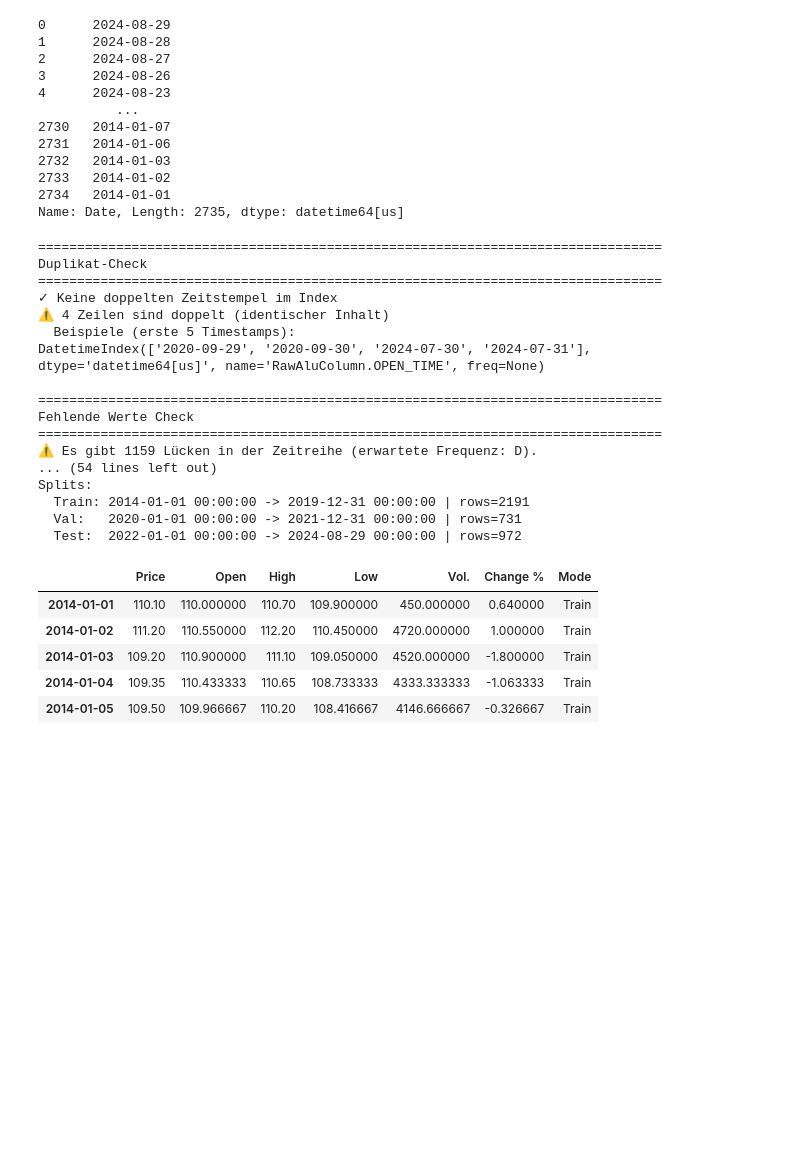
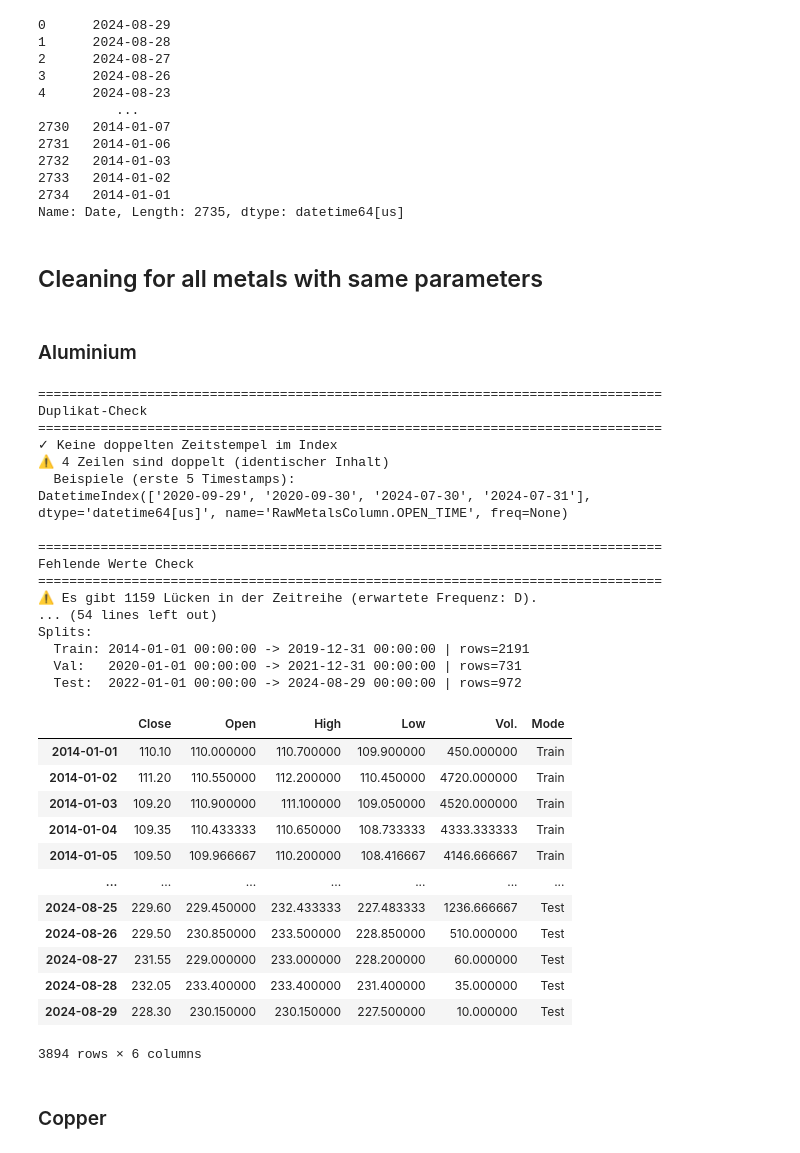
Before and after one commit to maxistrauss/aluminium-price-forecasting, a Jupyter notebook: Notebooks/01.1_data_cleaning_new_metals.ipynb, the cells around one changed output. Drawn from its saved outputs; the diff is of its cells as text; code cells hidden in the pictures; blank space fills up the shorter version.

Commit message:
data cleaning for all metals
Co-authored-by: Copilot <copilot@github.com>

```diff
--- a/Notebooks/01.1_data_cleaning_new_metals.ipynb
+++ b/Notebooks/01.1_data_cleaning_new_metals.ipynb
@@ -40,38 +48,49 @@ alu_df.Date
 2733   2014-01-02
 2734   2014-01-01
 Name: Date, Length: 2735, dtype: datetime64[us]
+# %% [markdown]
+## Cleaning for all metals with same parameters
+# %% [markdown]
+### Aluminium
 # %%
 alu_df_cleaned = run_data_pipeline(
-    read_raw_alu_data,
-    timestamp_column=RawAluColumn.OPEN_TIME,
+    read_raw_metals_data("aluminium"),
+    timestamp_column=RawMetalsColumn.OPEN_TIME,
     data_freq="D",
     split_train_end="2019-12-31",
     split_val_end="2021-12-31",
-    zero_value_ignore_cols=[RawAluColumn.PCT_CHANGE],
-    zero_as_nan_cols=[RawAluColumn.VOLUME],
-)
-alu_df_cleaned.head()
+    zero_value_ignore_cols=[RawMetalsColumn.PCT_CHANGE],
+    zero_as_nan_cols=[RawMetalsColumn.VOLUME],
+).rename(columns={RawMetalsColumn.PRICE: "Close"}).drop(columns=[RawMetalsColumn.PCT_CHANGE])
+alu_df_cleaned
 # %% [output]
 ================================================================================
 Duplikat-Check
 ================================================================================
 ✓ Keine doppelten Zeitstempel im Index
 ⚠ 4 Zeilen sind doppelt (identischer Inhalt)
   Beispiele (erste 5 Timestamps):
-DatetimeIndex(['2020-09-29', '2020-09-30', '2024-07-30', '2024-07-31'], dtype='datetime64[us]', name='RawAluColumn.OPEN_TIME', freq=None)
+DatetimeIndex(['2020-09-29', '2020-09-30', '2024-07-30', '2024-07-31'], dtype='datetime64[us]', name='RawMetalsColumn.OPEN_TIME', freq=None)
 
 ================================================================================
 Fehlende Werte Check
 ================================================================================
 ⚠ Es gibt 1159 Lücken in der Zeitreihe (erwartete Frequenz: D).
 ... (54 lines left out)
 Splits:
   Train: 2014-01-01 00:00:00 -> 2019-12-31 00:00:00 | rows=2191
   Val:   2020-01-01 00:00:00 -> 2021-12-31 00:00:00 | rows=731
   Test:  2022-01-01 00:00:00 -> 2024-08-29 00:00:00 | rows=972
-|  | Price | Open | High | Low | Vol. | Change % | Mode |
-| 2014-01-01 | 110.10 | 110.000000 | 110.70 | 109.900000 | 450.000000 | 0.640000 | Train |
-| 2014-01-02 | 111.20 | 110.550000 | 112.20 | 110.450000 | 4720.000000 | 1.000000 | Train |
-| 2014-01-03 | 109.20 | 110.900000 | 111.10 | 109.050000 | 4520.000000 | -1.800000 | Train |
-| 2014-01-04 | 109.35 | 110.433333 | 110.65 | 108.733333 | 4333.333333 | -1.063333 | Train |
-| 2014-01-05 | 109.50 | 109.966667 | 110.20 | 108.416667 | 4146.666667 | -0.326667 | Train |
+|  | Close | Open | High | Low | Vol. | Mode |
+| 2014-01-01 | 110.10 | 110.000000 | 110.700000 | 109.900000 | 450.000000 | Train |
+| 2014-01-02 | 111.20 | 110.550000 | 112.200000 | 110.450000 | 4720.000000 | Train |
+| 2014-01-03 | 109.20 | 110.900000 | 111.100000 | 109.050000 | 4520.000000 | Train |
+| 2014-01-04 | 109.35 | 110.433333 | 110.650000 | 108.733333 | 4333.333333 | Train |
+| 2014-01-05 | 109.50 | 109.966667 | 110.200000 | 108.416667 | 4146.666667 | Train |
+| ... | ... | ... | ... | ... | ... | ... |
+| 2024-08-25 | 229.60 | 229.450000 | 232.433333 | 227.483333 | 1236.666667 | Test |
+| 2024-08-26 | 229.50 | 230.850000 | 233.500000 | 228.850000 | 510.000000 | Test |
+| 2024-08-27 | 231.55 | 229.000000 | 233.000000 | 228.200000 | 60.000000 | Test |
+| 2024-08-28 | 232.05 | 233.400000 | 233.400000 | 231.400000 | 35.000000 | Test |
+| 2024-08-29 | 228.30 | 230.150000 | 230.150000 | 227.500000 | 10.000000 | Test |
+3894 rows × 6 columns
@@ -77,0 +99,2 @@ Splits:
+# %% [markdown]
+### Copper
```
Also changed, not shown: parts of 18 cells of this notebook, 3 other files.
